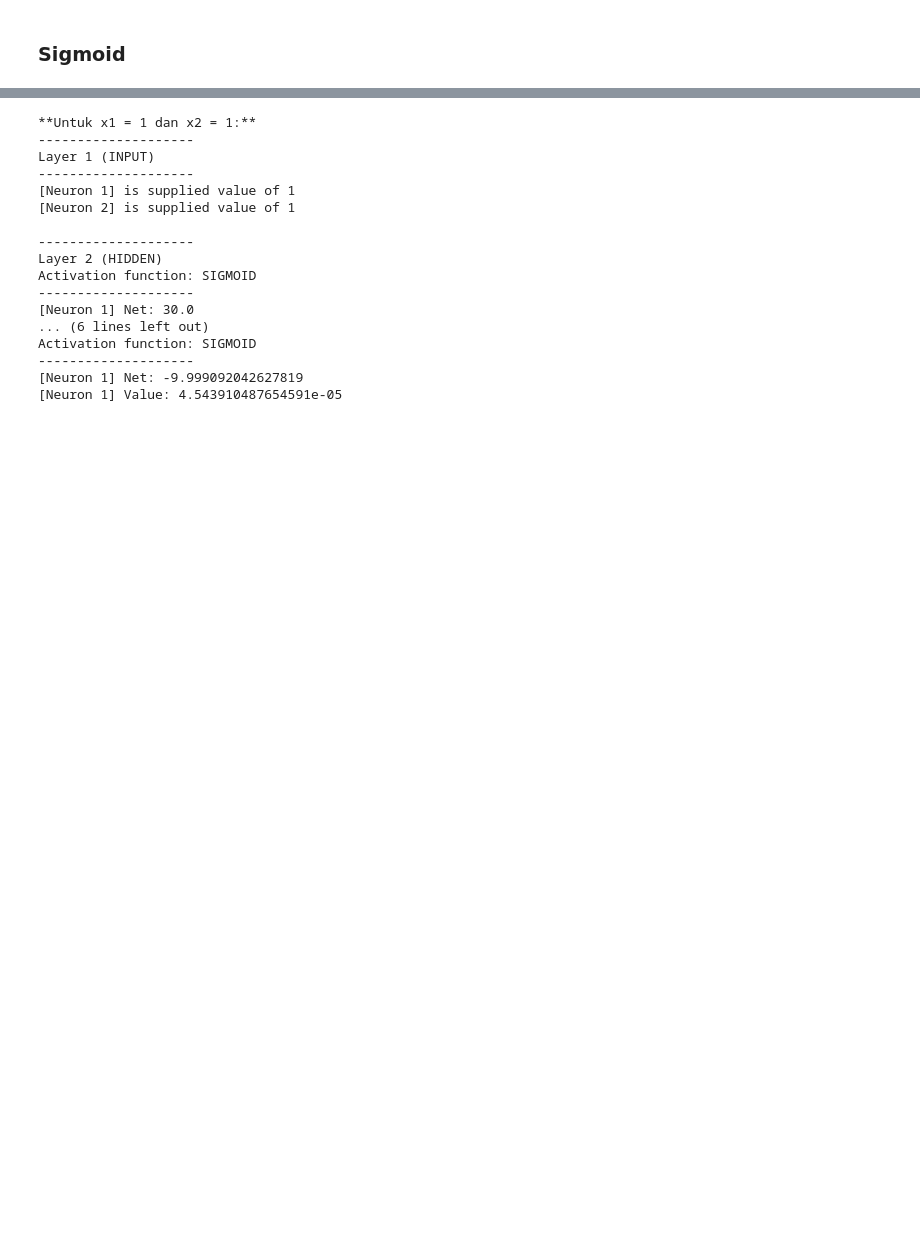
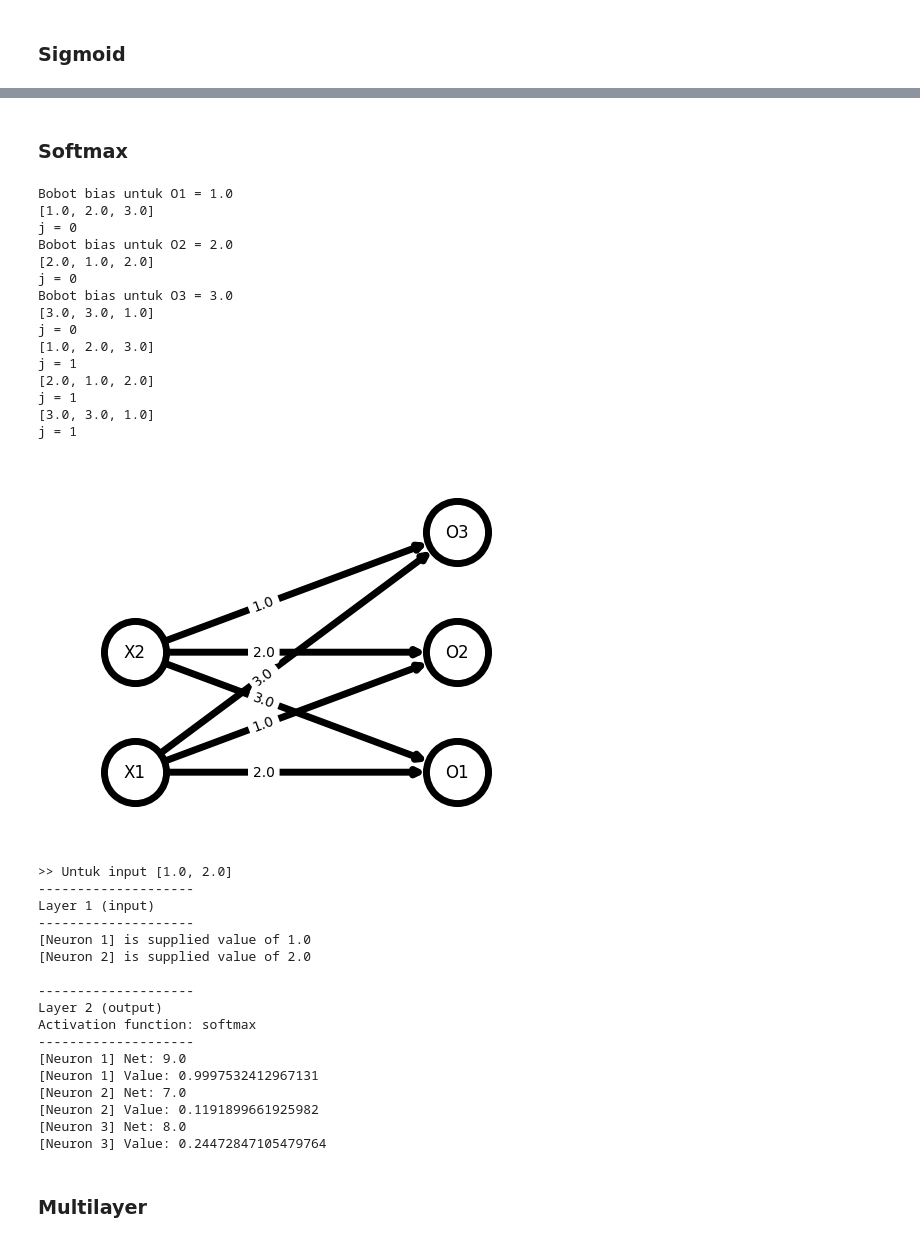
Before and after one commit to gedearyarp/FFNN-Backpropagation, a Jupyter notebook: src/A-forward-propagation/TubesA_13520036.ipynb, the cells around one changed output, grey strips where cells are left out. Cells and saved outputs as stored; diff of their text form; code cells hidden in the pictures; blank space fills up the shorter version.

```diff
--- a/src/A-forward-propagation/TubesA_13520036.ipynb
+++ b/src/A-forward-propagation/TubesA_13520036.ipynb
@@ -356,22 +422,42 @@ Activation function: SIGMOID
-# %%
-print("**Untuk x1 = 1 dan x2 = 1:**")
-graph.predict([1, 1])
-graph.print_details()
-# %% [output]
-**Untuk x1 = 1 dan x2 = 1:**
---------------------
-Layer 1 (INPUT)
---------------------
-[Neuron 1] is supplied value of 1
-[Neuron 2] is supplied value of 1
-
---------------------
-Layer 2 (HIDDEN)
-Activation function: SIGMOID
---------------------
-[Neuron 1] Net: 30.0
-... (6 lines left out)
-Activation function: SIGMOID
---------------------
-[Neuron 1] Net: -9.999092042627819
-[Neuron 1] Value: 4.543910487654591e-05
+# %% [markdown]
+### Softmax
+# %%
+graph = ANNGraph("config/softmax.json")
+graph.draw_ann_graph()
+graph.solve()
+# %% [output]
+Bobot bias untuk O1 = 1.0
+[1.0, 2.0, 3.0]
+j = 0
+Bobot bias untuk O2 = 2.0
+[2.0, 1.0, 2.0]
+j = 0
+Bobot bias untuk O3 = 3.0
+[3.0, 3.0, 1.0]
+j = 0
+[1.0, 2.0, 3.0]
+j = 1
+[2.0, 1.0, 2.0]
+j = 1
+[3.0, 3.0, 1.0]
+j = 1
+[figure, added]
+>> Untuk input [1.0, 2.0]
+--------------------
+Layer 1 (input)
+--------------------
+[Neuron 1] is supplied value of 1.0
+[Neuron 2] is supplied value of 2.0
+
+--------------------
+Layer 2 (output)
+Activation function: softmax
+--------------------
+[Neuron 1] Net: 9.0
+[Neuron 1] Value: 0.9997532412967131
+[Neuron 2] Net: 7.0
+[Neuron 2] Value: 0.1191899661925982
+[Neuron 3] Net: 8.0
+[Neuron 3] Value: 0.24472847105479764
+# %% [markdown]
+### Multilayer
```
Also changed, not shown: parts of 12 cells of this notebook, 2 other files.
